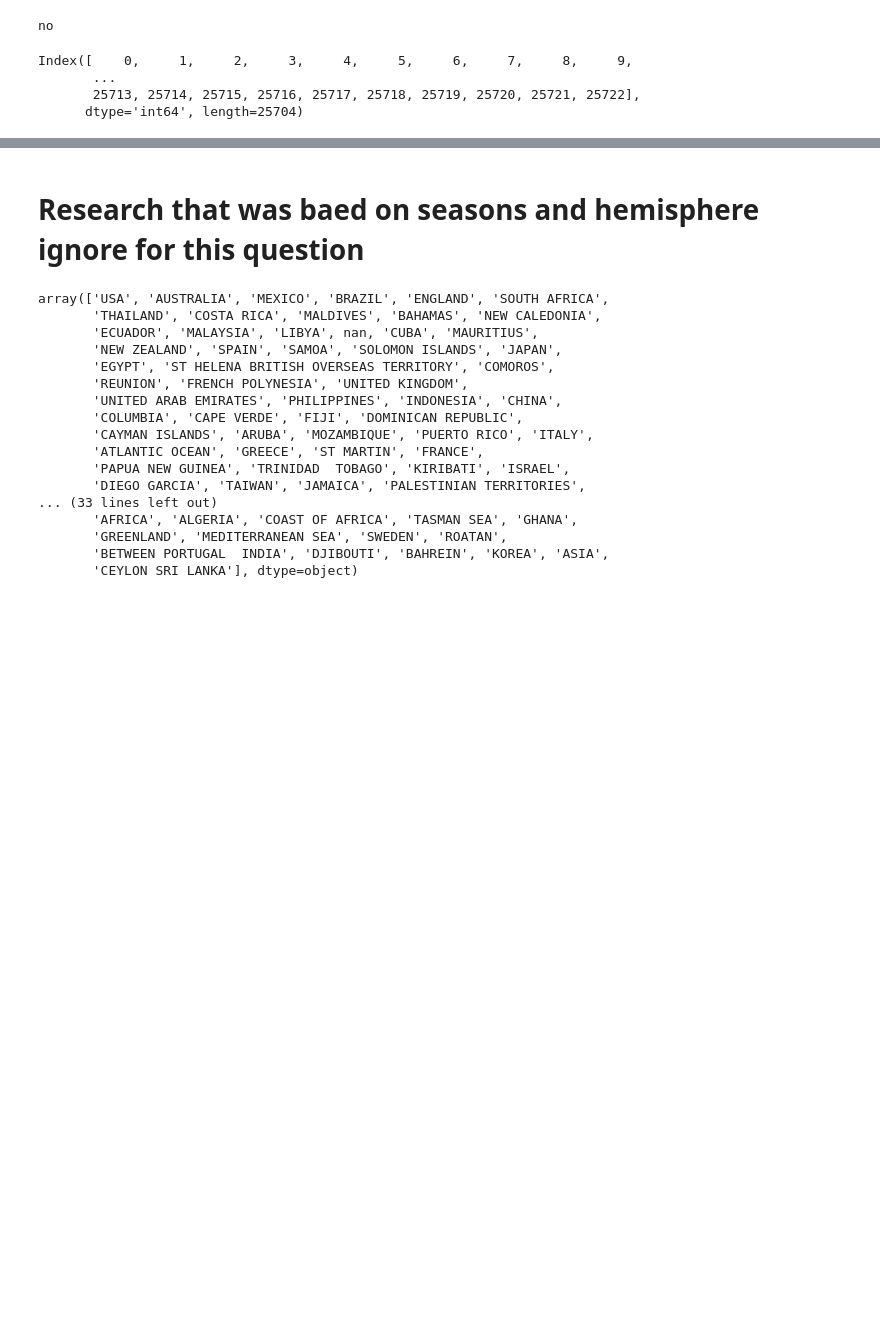
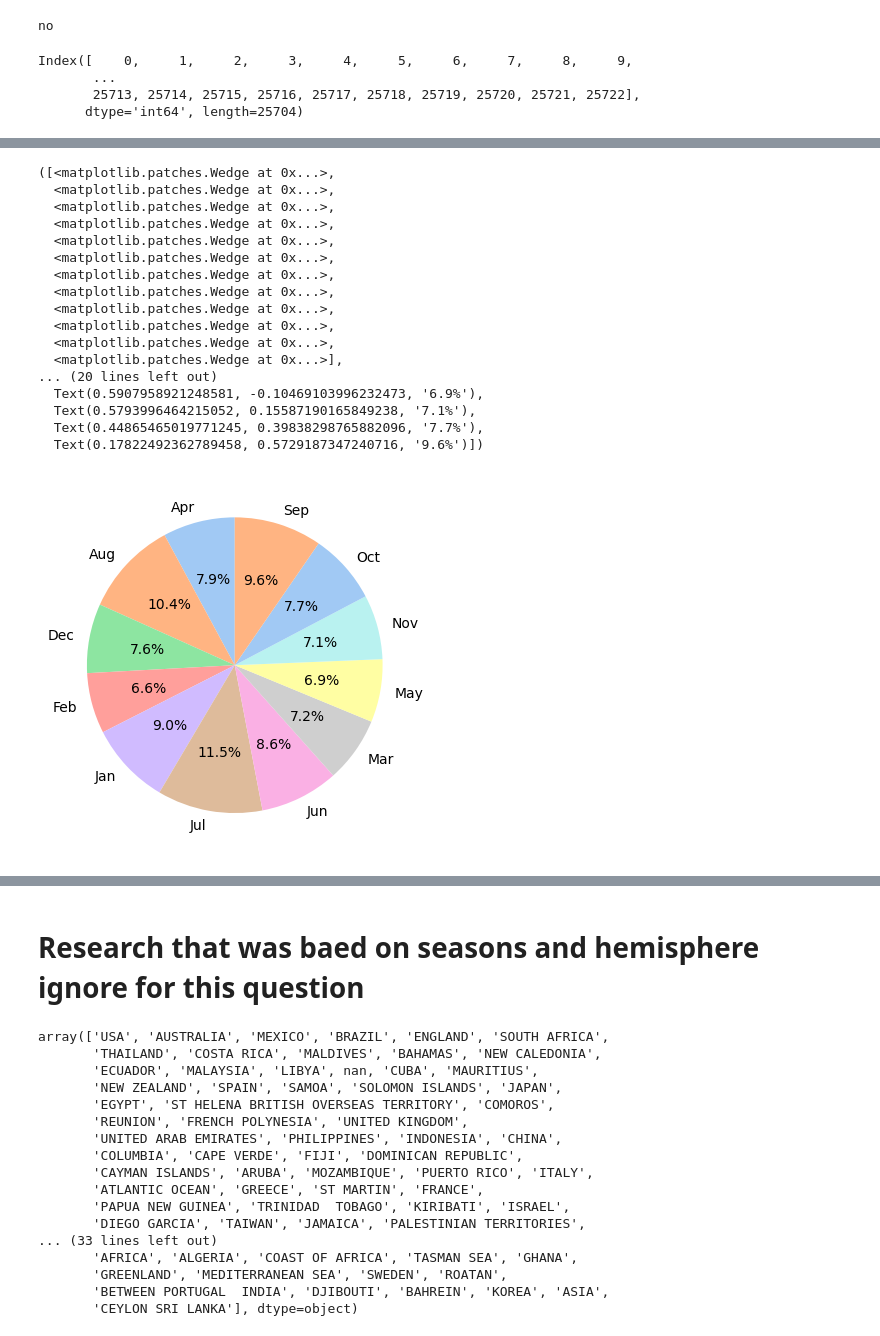
Before and after one commit to Nikolas121205/Project, a Jupyter notebook: project_1.ipynb, the cells around one changed output, grey strips where cells are left out. Saved outputs shown, nothing was run; the diff lists cells and outputs as text; code cells hidden in the pictures; blank space fills up the shorter version.

```diff
--- a/project_1.ipynb
+++ b/project_1.ipynb
@@ -400,3 +415,7 @@ Index([    0,     1,     2,     3,     4,     5,     6,     7,     8,     9,
        ...
        25713, 25714, 25715, 25716, 25717, 25718, 25719, 25720, 25721, 25722],
       dtype='int64', length=25704)
+# %%
+counting_for_each_month = df_q1["month"].value_counts()
+# %%
+month_counts = counting_for_each_month.sort_index()
@@ -402,0 +458,21 @@ Index([    0,     1,     2,     3,     4,     5,     6,     7,     8,     9,
+# %%
+plt.pie(month_counts, labels=month_counts.index, autopct='%1.1f%%', startangle=90, colors=sns.color_palette('pastel'))
+# %% [output]
+([<matplotlib.patches.Wedge at 0x...>,
+  <matplotlib.patches.Wedge at 0x...>,
+  <matplotlib.patches.Wedge at 0x...>,
+  <matplotlib.patches.Wedge at 0x...>,
+  <matplotlib.patches.Wedge at 0x...>,
+  <matplotlib.patches.Wedge at 0x...>,
+  <matplotlib.patches.Wedge at 0x...>,
+  <matplotlib.patches.Wedge at 0x...>,
+  <matplotlib.patches.Wedge at 0x...>,
+  <matplotlib.patches.Wedge at 0x...>,
+  <matplotlib.patches.Wedge at 0x...>,
+  <matplotlib.patches.Wedge at 0x...>],
+... (20 lines left out)
+  Text(0.5907958921248581, -0.10469103996232473, '6.9%'),
+  Text(0.5793996464215052, 0.15587190165849238, '7.1%'),
+  Text(0.44865465019771245, 0.39838298765882096, '7.7%'),
+  Text(0.17822492362789458, 0.5729187347240716, '9.6%')])
+[figure, added]
```
Also changed, not shown: parts of 54 cells of this notebook.
